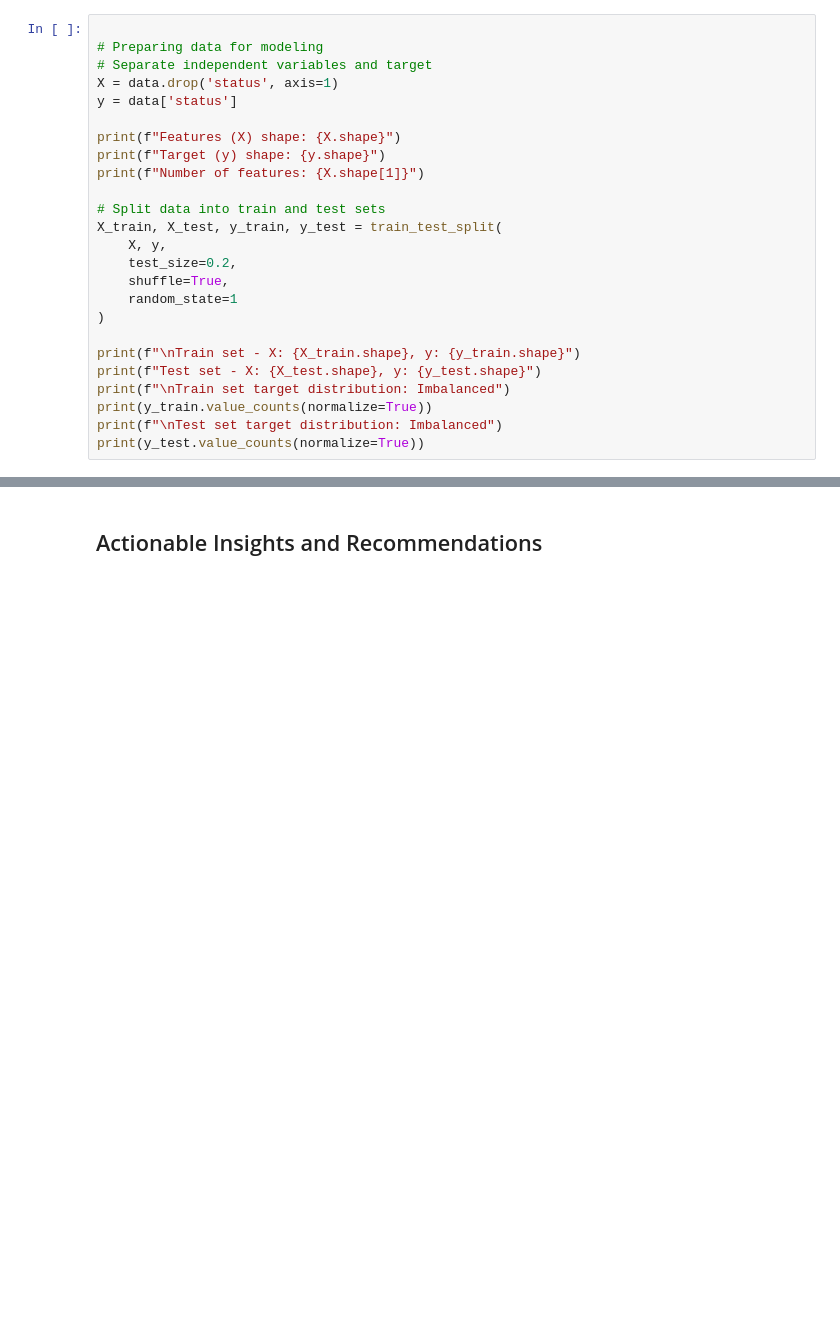
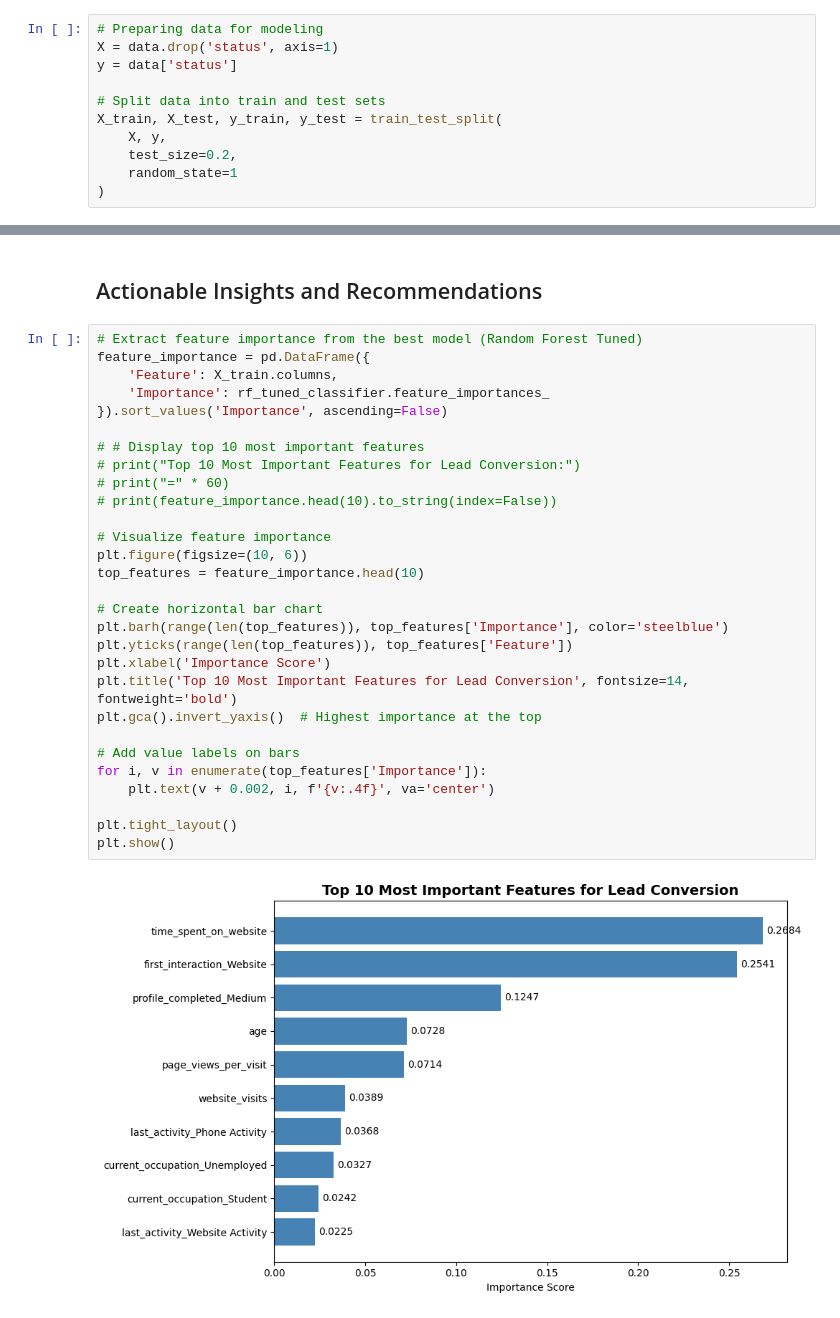
Before and after one commit to angelcodex/practical_data_science, a Jupyter notebook: notebooks/cuevas25_full_code_potential_customer_prediction.ipynb, the cells around one changed output, grey strips where cells are left out. Cells and saved outputs as stored; diff of their text form; blank space fills up the shorter version.

```diff
--- a/notebooks/Learner Notebook - Full Code Version - Potential Customers Prediction.ipynb
+++ b/notebooks/cuevas25_full_code_potential_customer_prediction.ipynb
@@ -474,25 +385,11 @@ Number of dummy variables created: 12
 # %%
-
 # Preparing data for modeling
-# Separate independent variables and target
 X = data.drop('status', axis=1)
 y = data['status']
-
-print(f"Features (X) shape: {X.shape}")
-print(f"Target (y) shape: {y.shape}")
-print(f"Number of features: {X.shape[1]}")
 
 # Split data into train and test sets
 X_train, X_test, y_train, y_test = train_test_split(
     X, y,
     test_size=0.2,
-    shuffle=True,
     random_state=1
 )
-
-print(f"\nTrain set - X: {X_train.shape}, y: {y_train.shape}")
-print(f"Test set - X: {X_test.shape}, y: {y_test.shape}")
-print(f"\nTrain set target distribution: Imbalanced")
-print(y_train.value_counts(normalize=True))
-print(f"\nTest set target distribution: Imbalanced")
-print(y_test.value_counts(normalize=True))
@@ -923,2 +598,33 @@ Top 10 Features from Tuned Random Forest:
 # %% [markdown]
 ## Actionable Insights and Recommendations
+# %%
+# Extract feature importance from the best model (Random Forest Tuned)
+feature_importance = pd.DataFrame({
+    'Feature': X_train.columns,
+    'Importance': rf_tuned_classifier.feature_importances_
+}).sort_values('Importance', ascending=False)
+
+# # Display top 10 most important features
+# print("Top 10 Most Important Features for Lead Conversion:")
+# print("=" * 60)
+# print(feature_importance.head(10).to_string(index=False))
+
+# Visualize feature importance
+plt.figure(figsize=(10, 6))
+top_features = feature_importance.head(10)
+
+# Create horizontal bar chart
+plt.barh(range(len(top_features)), top_features['Importance'], color='steelblue')
+plt.yticks(range(len(top_features)), top_features['Feature'])
+plt.xlabel('Importance Score')
+plt.title('Top 10 Most Important Features for Lead Conversion', fontsize=14, fontweight='bold')
+plt.gca().invert_yaxis()  # Highest importance at the top
+
+# Add value labels on bars
+for i, v in enumerate(top_features['Importance']):
+    plt.text(v + 0.002, i, f'{v:.4f}', va='center')
+
+plt.tight_layout()
+plt.show()
+# %% [output]
+[figure, added]
```
Also changed, not shown: parts of 15 cells of this notebook, 6 other files.
